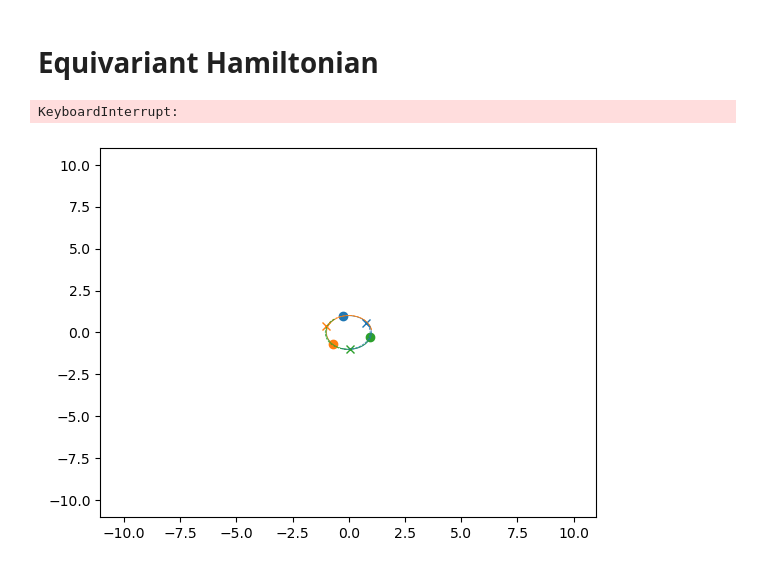
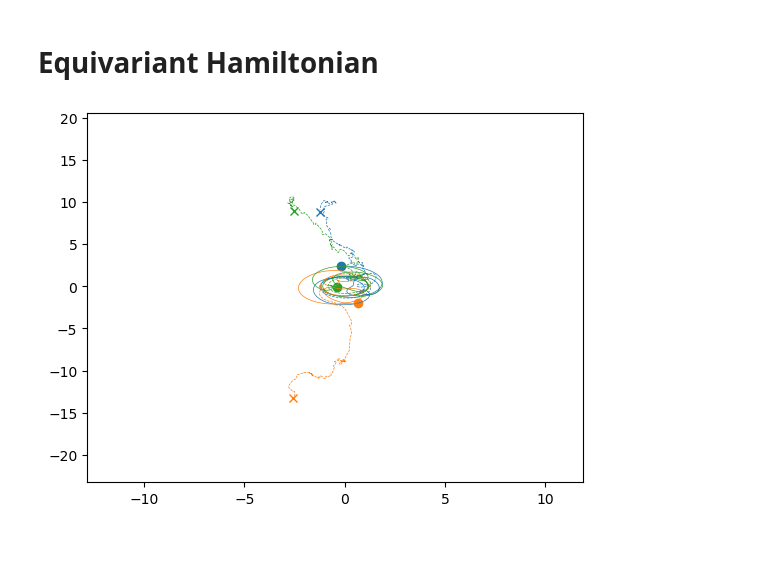
Before and after one commit to brownthesr/three_body, a Jupyter notebook: master.ipynb, the cells around one changed output. Drawn from its saved outputs; the diff is of its cells as text; code cells hidden in the pictures.

```diff
--- a/master.ipynb
+++ b/master.ipynb
@@ -312,19 +309,22 @@ class EquivariantHNN(torch.nn.Module):
 epochs = 1
 model = EquivariantHNN(12)
 opt = torch.optim.Adam(model.parameters(),1e-3)
-losses = []
+losses1 = []
+losses2 = []
 for epoch in range(epochs):
     for x,dxdt in tqdm(dloader):
         opt.zero_grad()
         pred = model.time_derivative(x)
-        loss = F.mse_loss(pred,dxdt)
+        loss1 = F.mse_loss(pred[:,:3],dxdt[:,:3])
+        loss2= F.mse_loss(pred[:,3:],dxdt[:,3:])
+        loss = loss1+loss2**2
         loss.backward()
         opt.step()
-        losses.append(loss.item())
-plt.plot(losses)
+        losses1.append(loss1.item())
+        losses2.append(loss2.item())
+plt.plot(losses1)
 plt.show()
+plt.plot(losses2)
-# %% [output]
-KeyboardInterrupt:
 # %%
 def model_update(t, state, model):
     state = state.reshape(-1,5)
@@ -336,8 +336,8 @@ def model_update(t, state, model):
     dx_hat = model.time_derivative(x)
     deriv[:,1:] = dx_hat.detach().data.numpy().reshape(4,3).T
     return deriv.reshape(-1)
-num_steps = 20
-time_span = [0,5]
+num_steps = 500
+time_span = [0,40]
 file_name = "equivariant_prediction"
 update_fn = lambda t, y0: model_update(t, y0, model)
 state = random_config(nu=1e-2, min_radius=.9, max_radius=1.2)
@@ -373,31 +373,31 @@ def init():
 
 def animate(i):
     if len(positions[:i,:,0]) != 0:
         all_x = np.concatenate((positions[:i, :, 0].flatten(), positions_approx[:i, :, 0].flatten()))
         all_y = np.concatenate((positions[:i, :, 1].flatten(), positions_approx[:i, :, 1].flatten()))
         min_x, max_x = all_x.min() - 10, all_x.max() + 10
         min_y, max_y = all_y.min() - 10, all_y.max() + 10
         ax.set_xlim(min_x, max_x)
         ax.set_ylim(min_y, max_y)
 
     for j, (line, line_approx) in enumerate(zip(lines, lines_approx)):
         # Update original positions and trajectories
         line.set_data(positions[i, j, 0], positions[i, j, 1])
         trajectories[j].set_data(positions[:i, j, 0], positions[:i, j, 1])
 
         # Update approximated positions and trajectories
         line_approx.set_data(positions_approx[i, j, 0], positions_approx[i, j, 1])
         trajectories_approx[j].set_data(positions_approx[:i, j, 0], positions_approx[:i, j, 1])
 
     return lines + trajectories + lines_approx + trajectories_approx
 
 # Assuming num_steps is defined
 ani = animation.FuncAnimation(fig, animate, frames=num_steps, init_func=init, blit=True, interval=1)
 
 # To save the animation
 writergif = animation.PillowWriter(fps=30)
 ani.save(f'{file_name}.gif', writer=writergif)
 
 plt.show()
 # %% [output]
-[figure, old version]
+[figure, new version]
```
Also changed, not shown: parts of 3 cells of this notebook, 1 other file.
